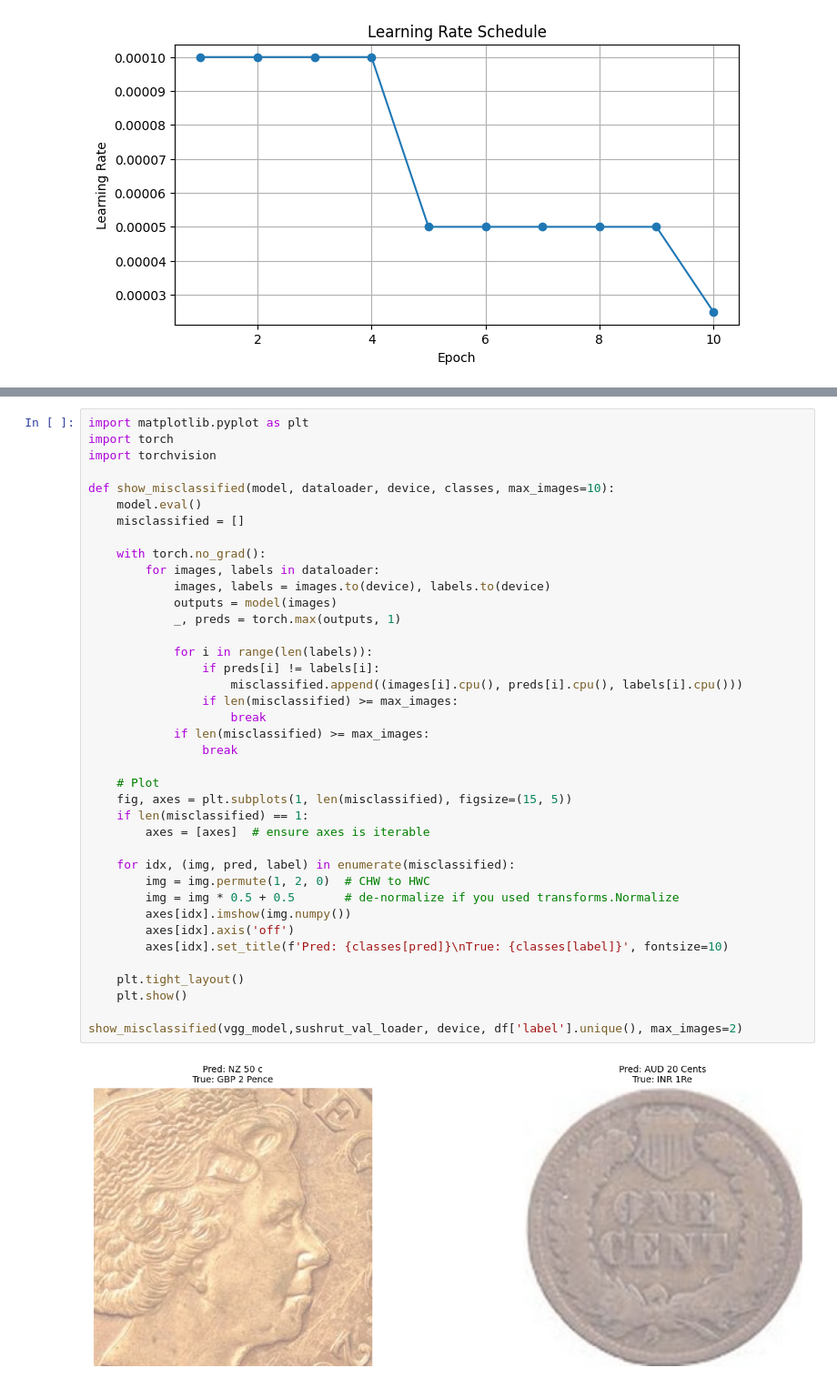
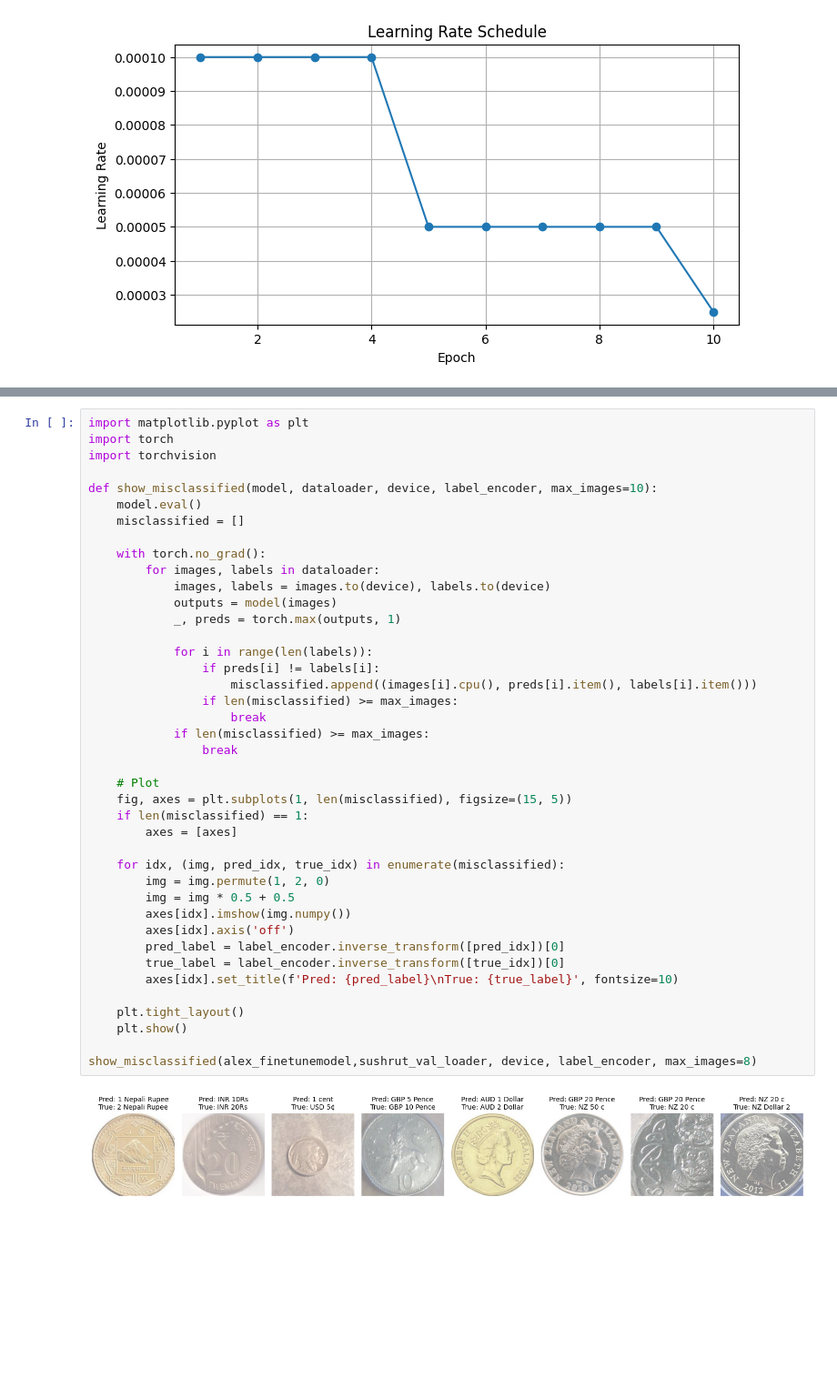
Before and after one commit to 8dsasb/CoinClassifier, a Jupyter notebook: Models_SushrutPhase2.ipynb, the cells around one changed output, grey strips where cells are left out. Shown at 91% size. Cells and saved outputs as stored; diff of their text form; blank space fills up the shorter version.

```diff
--- a/Models_SushrutPhase2.ipynb
+++ b/Models_SushrutPhase2.ipynb
@@ -679,39 +677,41 @@ import matplotlib.pyplot as plt
 import torch
 import torchvision
 
-def show_misclassified(model, dataloader, device, classes, max_images=10):
+def show_misclassified(model, dataloader, device, label_encoder, max_images=10):
     model.eval()
     misclassified = []
 
     with torch.no_grad():
         for images, labels in dataloader:
             images, labels = images.to(device), labels.to(device)
             outputs = model(images)
             _, preds = torch.max(outputs, 1)
 
             for i in range(len(labels)):
                 if preds[i] != labels[i]:
-                    misclassified.append((images[i].cpu(), preds[i].cpu(), labels[i].cpu()))
+                    misclassified.append((images[i].cpu(), preds[i].item(), labels[i].item()))
                 if len(misclassified) >= max_images:
                     break
             if len(misclassified) >= max_images:
                 break
 
     # Plot
     fig, axes = plt.subplots(1, len(misclassified), figsize=(15, 5))
     if len(misclassified) == 1:
-        axes = [axes]  # ensure axes is iterable
+        axes = [axes]
 
-    for idx, (img, pred, label) in enumerate(misclassified):
-        img = img.permute(1, 2, 0)  # CHW to HWC
-        img = img * 0.5 + 0.5       # de-normalize if you used transforms.Normalize
+    for idx, (img, pred_idx, true_idx) in enumerate(misclassified):
+        img = img.permute(1, 2, 0)
+        img = img * 0.5 + 0.5
         axes[idx].imshow(img.numpy())
         axes[idx].axis('off')
-        axes[idx].set_title(f'Pred: {classes[pred]}\nTrue: {classes[label]}', fontsize=10)
+        pred_label = label_encoder.inverse_transform([pred_idx])[0]
+        true_label = label_encoder.inverse_transform([true_idx])[0]
+        axes[idx].set_title(f'Pred: {pred_label}\nTrue: {true_label}', fontsize=10)
 
     plt.tight_layout()
     plt.show()
 
-show_misclassified(vgg_model,sushrut_val_loader, device, df['label'].unique(), max_images=2)
+show_misclassified(alex_finetunemodel,sushrut_val_loader, device, label_encoder, max_images=8)
 # %% [output]
-[figure, old version]
+[figure, new version]
```
Also changed, not shown: parts of 19 cells of this notebook.
